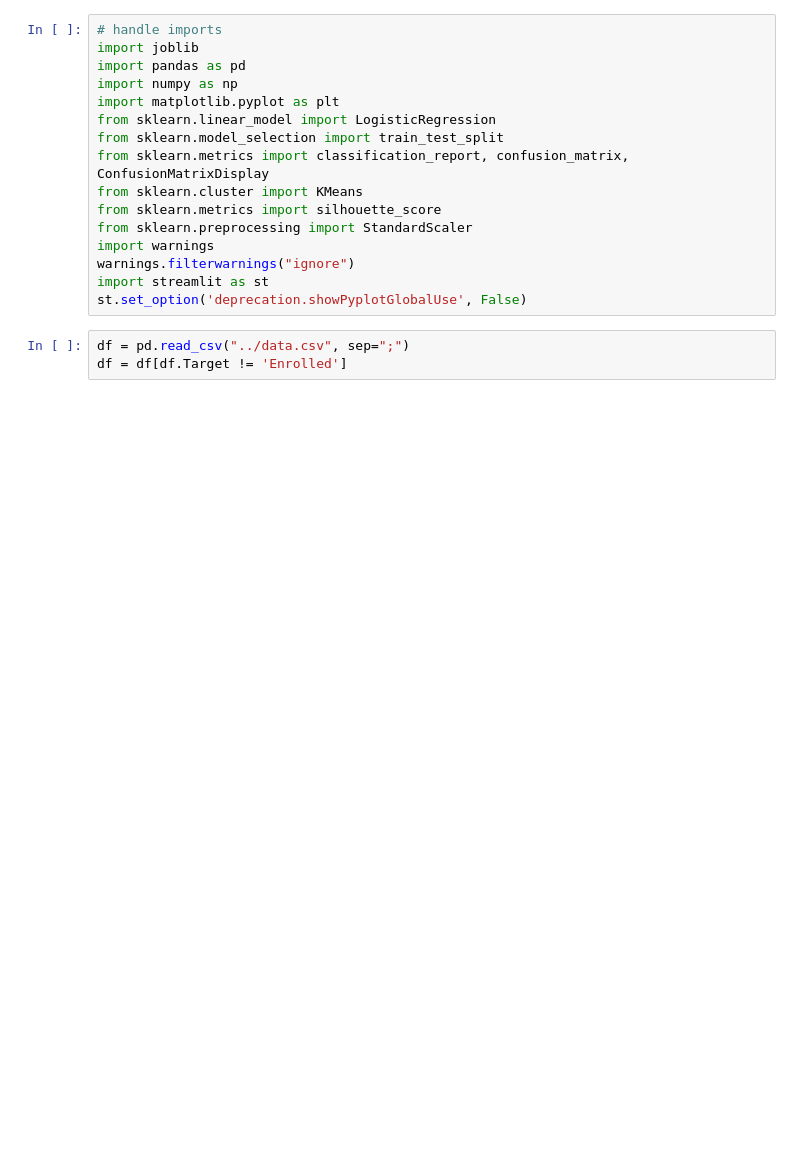
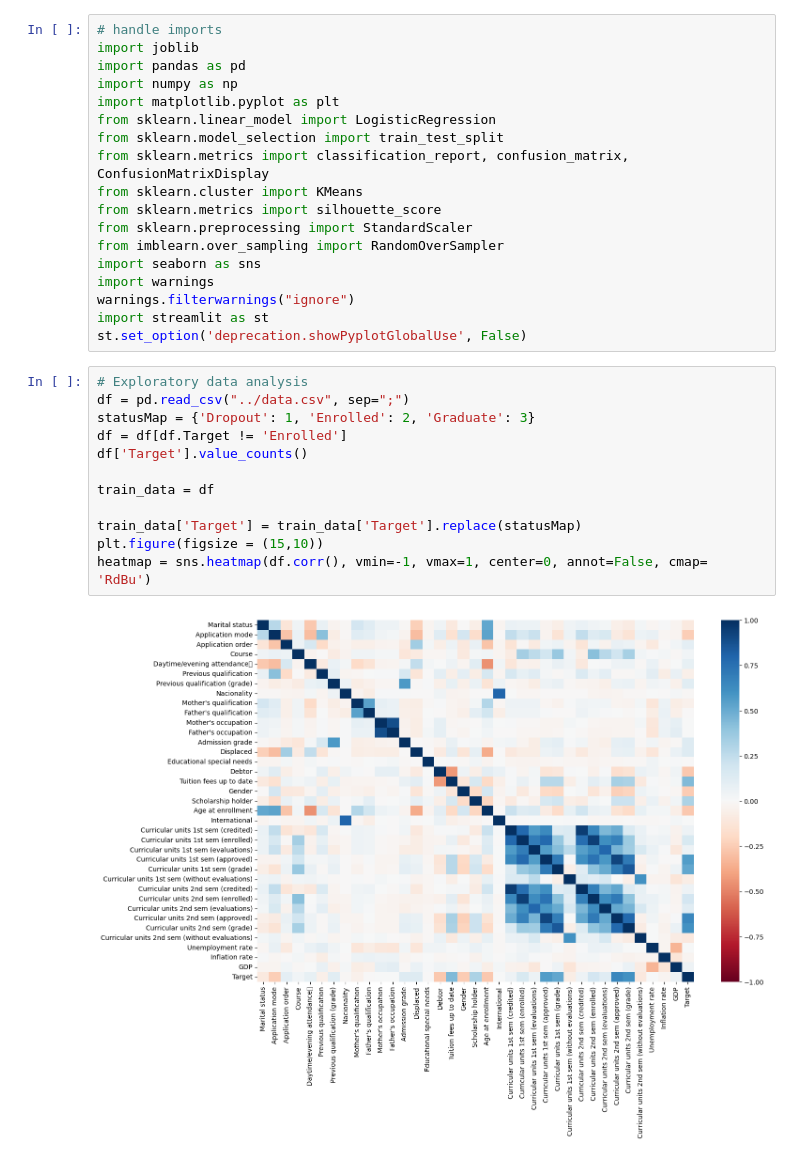
Before and after one commit to erin-le/ecs163-team-10, a Jupyter notebook: ml-models/logreg.ipynb, the cells around one changed output. Saved outputs shown, nothing was run; the diff lists cells and outputs as text; blank space fills up the shorter version.

```diff
--- a/ml-models/logreg.ipynb
+++ b/ml-models/logreg.ipynb
@@ -10,13 +10,26 @@ from sklearn.metrics import classification_report, confusion_matrix, ConfusionMa
 from sklearn.cluster import KMeans
 from sklearn.metrics import silhouette_score
 from sklearn.preprocessing import StandardScaler
+from imblearn.over_sampling import RandomOverSampler
+import seaborn as sns
 import warnings
 warnings.filterwarnings("ignore")
 import streamlit as st
 st.set_option('deprecation.showPyplotGlobalUse', False)
-# %%
-df = pd.read_csv("../data.csv", sep=";")
-df = df[df.Target != 'Enrolled']
+# %%
+# Exploratory data analysis
+df = pd.read_csv("../data.csv", sep=";")
+statusMap = {'Dropout': 1, 'Enrolled': 2, 'Graduate': 3}
+df = df[df.Target != 'Enrolled']
+df['Target'].value_counts()
+
+train_data = df
+
+train_data['Target'] = train_data['Target'].replace(statusMap)
+plt.figure(figsize = (15,10))
+heatmap = sns.heatmap(df.corr(), vmin=-1, vmax=1, center=0, annot=False, cmap= 'RdBu')
+# %% [output]
+[figure, added]
 # %%
 X = df.drop(columns=['Target'])
 y = df['Target']
```
Also changed, not shown: parts of 1 cell of this notebook, 1 other file.
